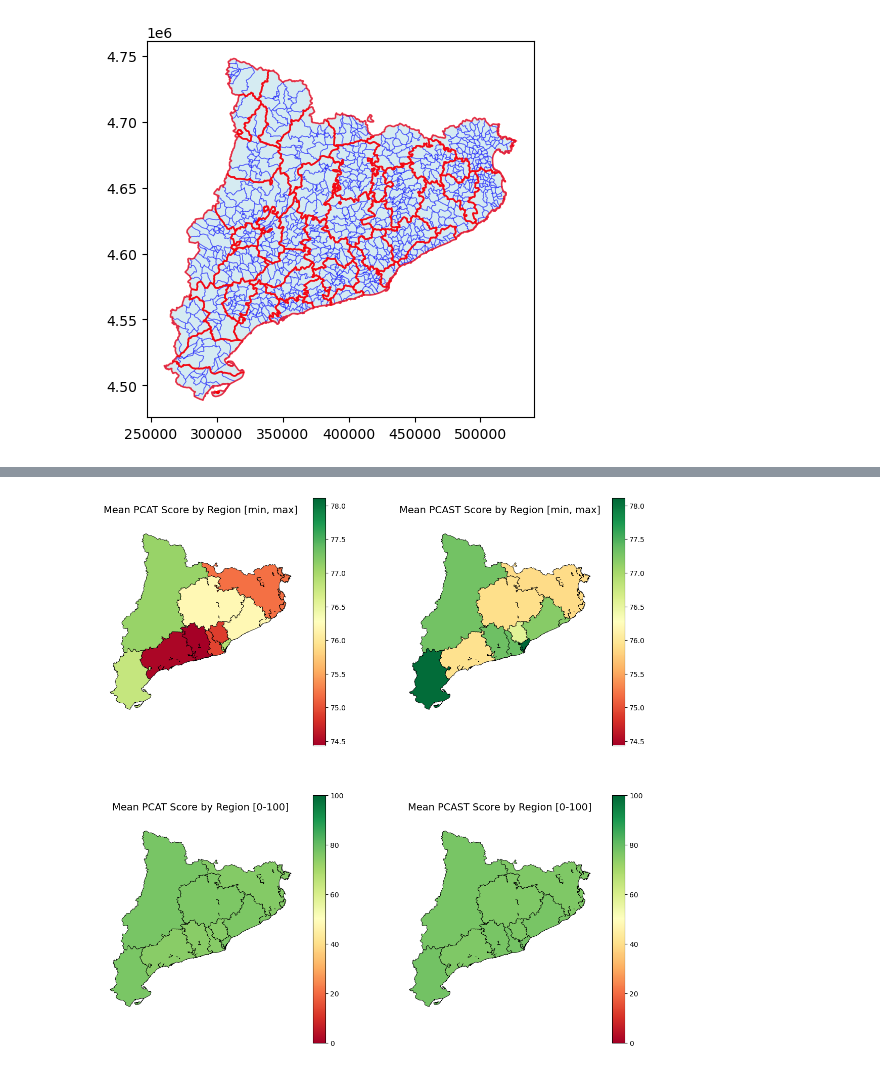
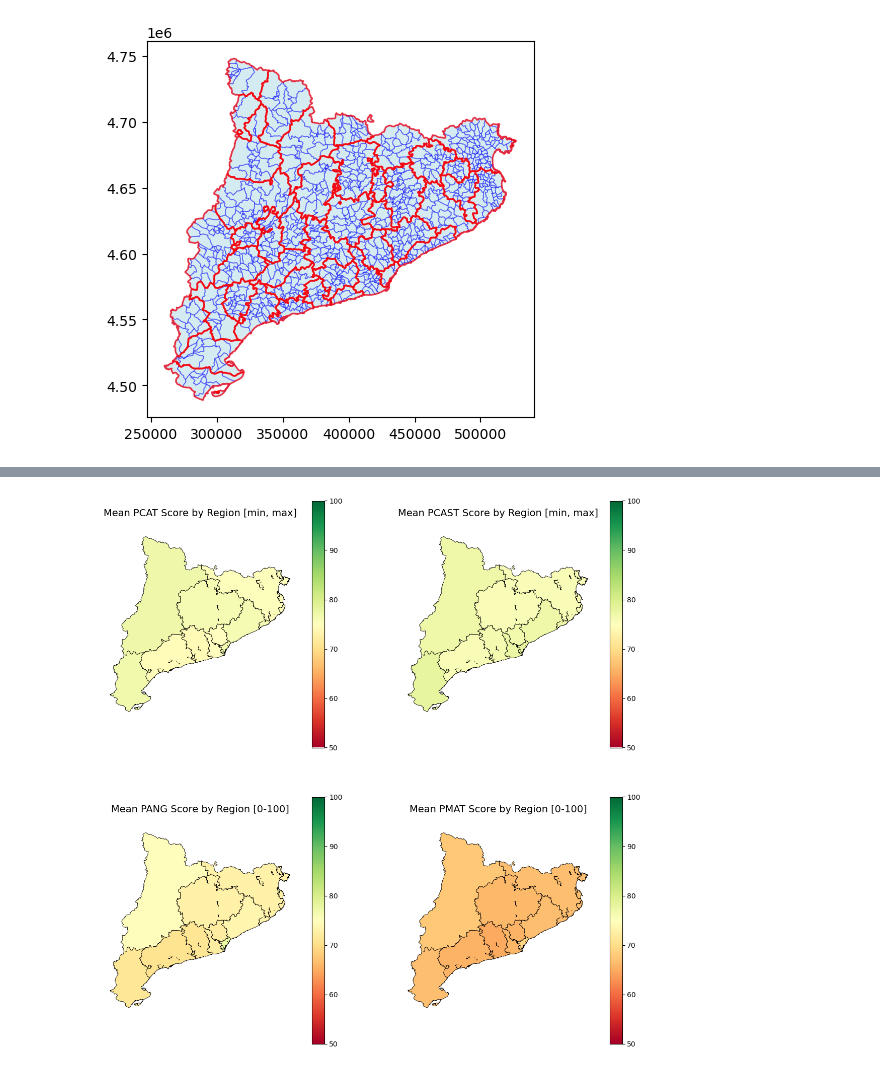
Before and after one commit to m-garcia-rodriguez/Education-Big-Data-Project, a Jupyter notebook: Notebooks/map.ipynb, the cells around one changed output, grey strips where cells are left out. Saved outputs shown, nothing was run; the diff lists cells and outputs as text; code cells hidden in the pictures.

```diff
--- a/Notebooks/map.ipynb
+++ b/Notebooks/map.ipynb
@@ -97,6 +98,7 @@ for col in cols_to_clean:
             .astype(float)
         )
 
+
     if col in df_p.columns:
 
         df_p[col] = (
@@ -105,7 +107,8 @@ for col in cols_to_clean:
             .str.replace(',', '.', regex=False)
             .astype(float)
         )
-
+df_p["AREA_TERRITORIAL"] = df_p["AREA_TERRITORIAL"].replace("Barcelonès", "Barcelona Comarques")
+df_s["AREA_TERRITORIAL"] = df_s["AREA_TERRITORIAL"].replace("Barcelonès", "Barcelona Comarques")
 df_p['CODI_ALUMNE'] = df_p['CODI_ALUMNE'].astype(int)
 df_s['CODI_ALUMNE'] = df_s['CODI_ALUMNE'].astype(int)
 # %%
@@ -206,9 +301,10 @@ merged_p
 # %%
 fig, ((ax1, ax2),( ax3, ax4)) = plt.subplots(2, 2, figsize=(14, 14))
 
-vmin = min(merged_s_2['PCAST'].min(),merged_s['PCAT'].min())
-vmax =max(merged_s_2['PCAST'].max(),merged_s['PCAT'].max())
-
+#vmin = min(merged_s_2['PCAT'].min(),merged_s['PCAT'].min())
+#vmax =max(merged_s_2['PCAT'].max(),merged_s['PCAT'].max())
+vmin=50
+vmax=100
 merged_s.plot(
     column='PCAT',
     cmap='RdYlGn',
@@ -220,8 +316,39 @@ merged_s.plot(
     vmax=vmax
 )
 
-merged_s_2.plot(
+merged_s.plot(
     column='PCAST',
+    cmap='RdYlGn',
+    linewidth=0.6,
+    edgecolor='black',
+    legend=True,
+    ax=ax2,
+    vmin=vmin,
+    vmax=vmax
+)
+merged_s.plot(
+    column='PANG',
+    cmap='RdYlGn',
+    linewidth=0.6,
+    edgecolor='black',
+    legend=True,
+    ax=ax3,
+    vmin=vmin,
+    vmax=vmax
+)
+merged_s.plot(
+    column='PMAT',
+    cmap='RdYlGn',
+    linewidth=0.6,
+    edgecolor='black',
+    legend=True,
+    ax=ax4,
+    vmin=vmin,
+    vmax=vmax
+)
+"""
+merged_p.plot(
+    column='PCAT',
     cmap='RdYlGn',
     linewidth=0.6,
     edgecolor='black',
@@ -233,39 +360,39 @@ merged_s_2.plot(
 )
 
 vmin,vmax=0,100
 merged_s.plot(
     column='PCAT',
     cmap='RdYlGn',
     linewidth=0.6,
     edgecolor='black',
     legend=True,
     ax=ax3,
     vmin=vmin,
     vmax=vmax
 )
-merged_s_2.plot(
-    column='PCAST',
-    cmap='RdYlGn',
+merged.plot(
+    column='PCAT',
+    cmap='coolwarm',
     linewidth=0.6,
     edgecolor='black',
     legend=True,
     ax=ax4,
-    vmin=vmin,
-    vmax=vmax
+    vmin=-10,
+    vmax=10
 
-)
+) """
 
 ax1.set_axis_off()
 ax1.set_title('Mean PCAT Score by Region [min, max]', fontsize=14)
 ax2.set_axis_off()
 ax2.set_title('Mean PCAST Score by Region [min, max]', fontsize=14)
 
-ax3.set_title('Mean PCAT Score by Region [0-100]', fontsize=14)
+ax3.set_title('Mean PANG Score by Region [0-100]', fontsize=14)
 ax2.set_axis_off()
-ax4.set_title('Mean PCAST Score by Region [0-100]', fontsize=14)
+ax4.set_title('Mean PMAT Score by Region [0-100]', fontsize=14)
 
 ax3.set_axis_off()
 ax4.set_axis_off()
 plt.show()
 # %% [output]
-[figure, old version]
+[figure, new version]
```
Also changed, not shown: parts of 12 cells of this notebook.
